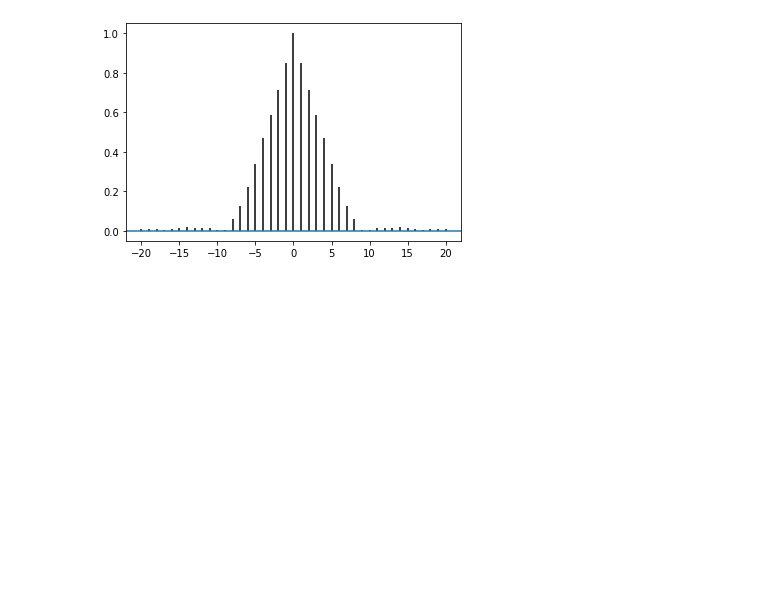
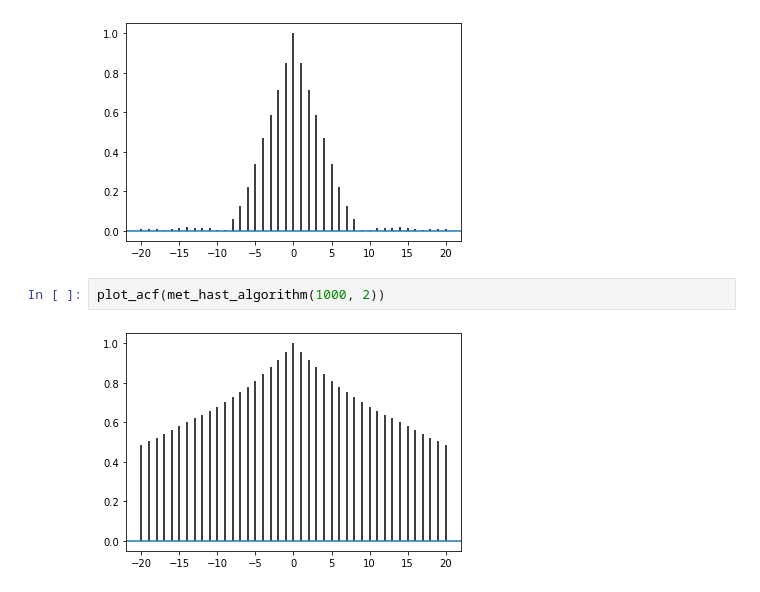
Before and after one commit to kashyrskyy/Computational-Bayesian-Statistics, a Jupyter notebook: Session 24 - The Metropolis-Hastings Algorithm.ipynb, the cells around one changed output. Drawn from its saved outputs; the diff is of its cells as text; blank space fills up the shorter version.

```diff
--- a/Session 24 - The Metropolis-Hastings Algorithm.ipynb
+++ b/Session 24 - The Metropolis-Hastings Algorithm.ipynb
@@ -86,3 +86,7 @@ def plot_acf(x):
 plot_acf(met_hast_algorithm(1000, 1))
 # %% [output]
 [figure]
+# %%
+plot_acf(met_hast_algorithm(1000, 2))
+# %% [output]
+[figure, added]
```
Also changed, not shown: parts of 3 cells of this notebook.
